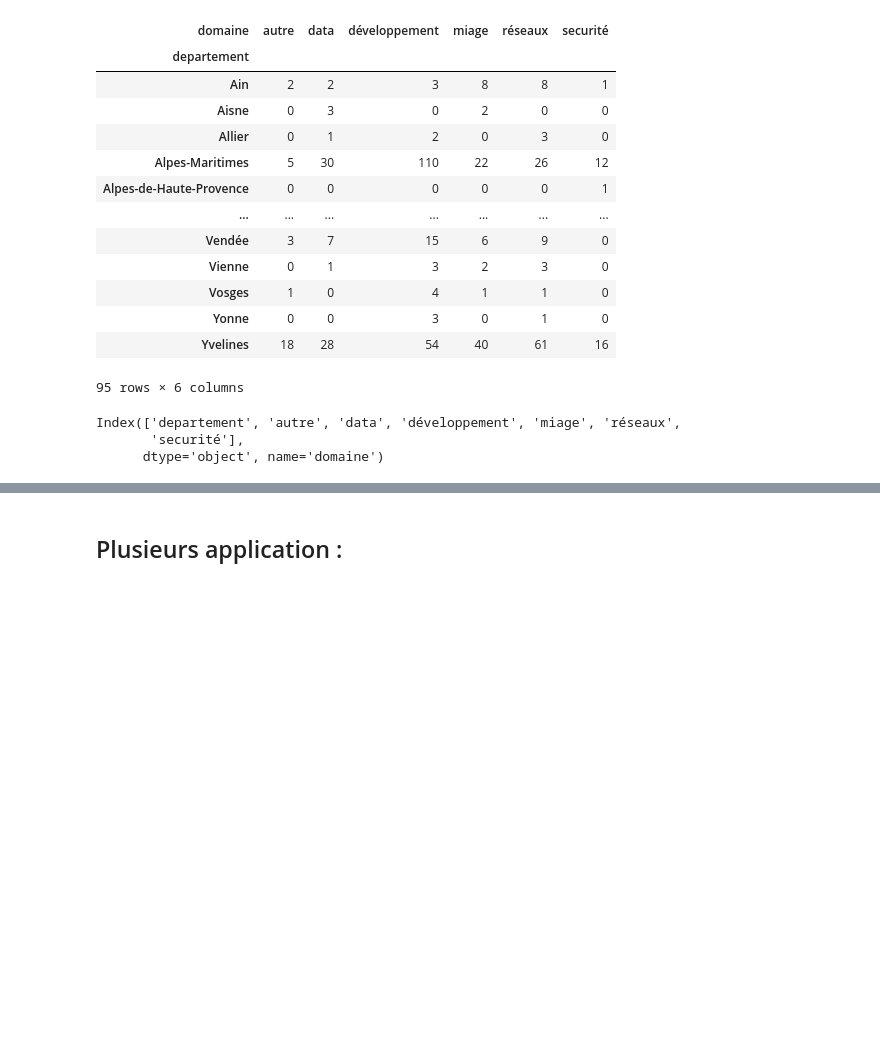
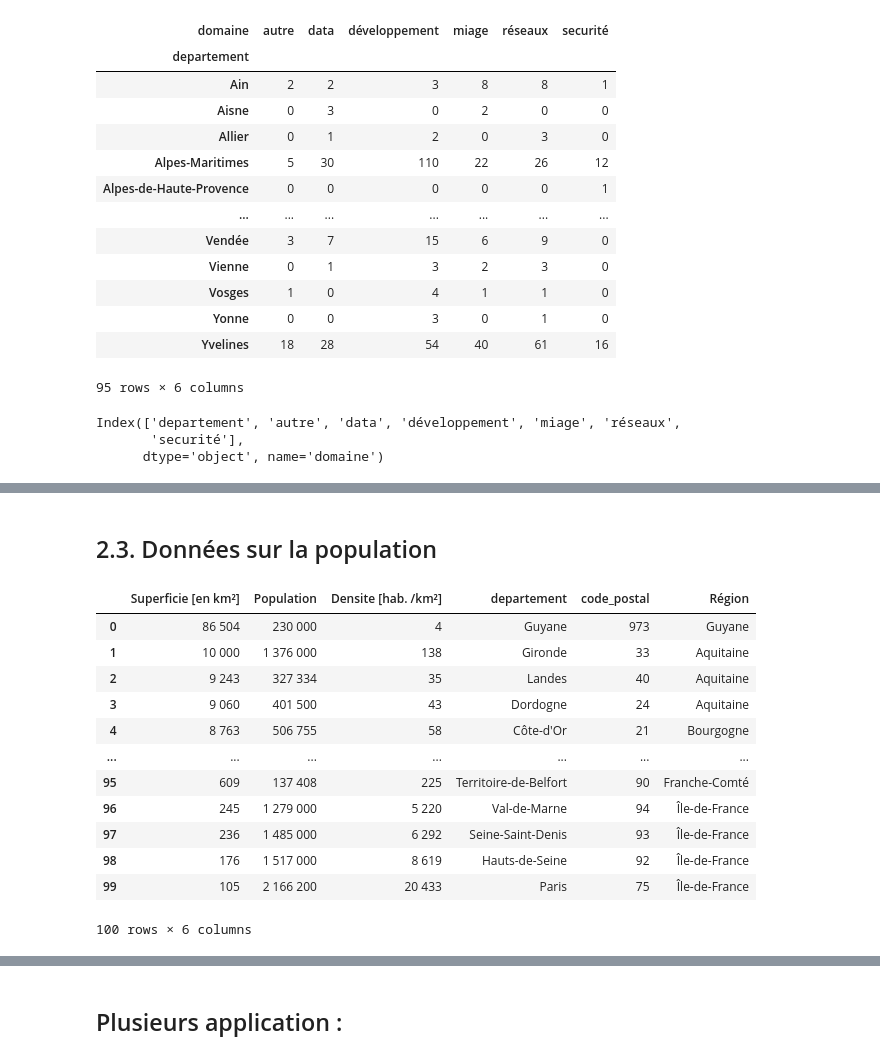
Before and after one commit to Racha1004/DALAS_projet, a Jupyter notebook: Dashboards_DALAS.ipynb, the cells around one changed output, grey strips where cells are left out. Cells and saved outputs as stored; diff of their text form; code cells hidden in the pictures; blank space fills up the shorter version.

```diff
--- a/Dashboards_DALAS.ipynb
+++ b/Dashboards_DALAS.ipynb
@@ -238,0 +324,21 @@ Index(['departement', 'autre', 'data', 'développement', 'miage', 'réseaux',
+# %% [markdown]
+## 2.3. Données sur la population
+# %%
+df_pop = pd.read_csv('Scrapped_Data/data_Pop.csv')
+df_pop[['departement', 'code_postal', 'Région']] = df_pop['departement/code_postal/Région'].str.extract(r'^(.*?)\((.*?)\)\[(.*?)\]$')
+df_pop.drop(columns=['departement/code_postal/Région'], inplace=True)
+df_pop
+# %% [output]
+|  | Superficie [en km²] | Population | Densite [hab. /km²] | departement | code_postal | Région |
+| 0 | 86 504 | 230 000 | 4 | Guyane | 973 | Guyane |
+| 1 | 10 000 | 1 376 000 | 138 | Gironde | 33 | Aquitaine |
+| 2 | 9 243 | 327 334 | 35 | Landes | 40 | Aquitaine |
+| 3 | 9 060 | 401 500 | 43 | Dordogne | 24 | Aquitaine |
+| 4 | 8 763 | 506 755 | 58 | Côte-d'Or | 21 | Bourgogne |
+| ... | ... | ... | ... | ... | ... | ... |
+| 95 | 609 | 137 408 | 225 | Territoire-de-Belfort | 90 | Franche-Comté |
+| 96 | 245 | 1 279 000 | 5 220 | Val-de-Marne | 94 | Île-de-France |
+| 97 | 236 | 1 485 000 | 6 292 | Seine-Saint-Denis | 93 | Île-de-France |
+| 98 | 176 | 1 517 000 | 8 619 | Hauts-de-Seine | 92 | Île-de-France |
+| 99 | 105 | 2 166 200 | 20 433 | Paris | 75 | Île-de-France |
+100 rows × 6 columns
```
Also changed, not shown: parts of 20 cells of this notebook, 1 other file.
